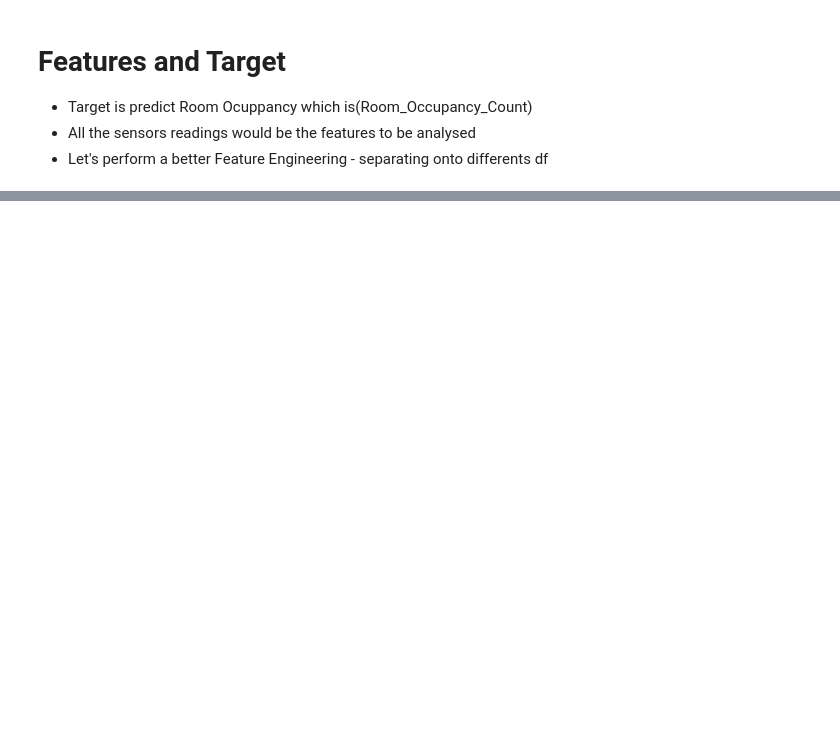
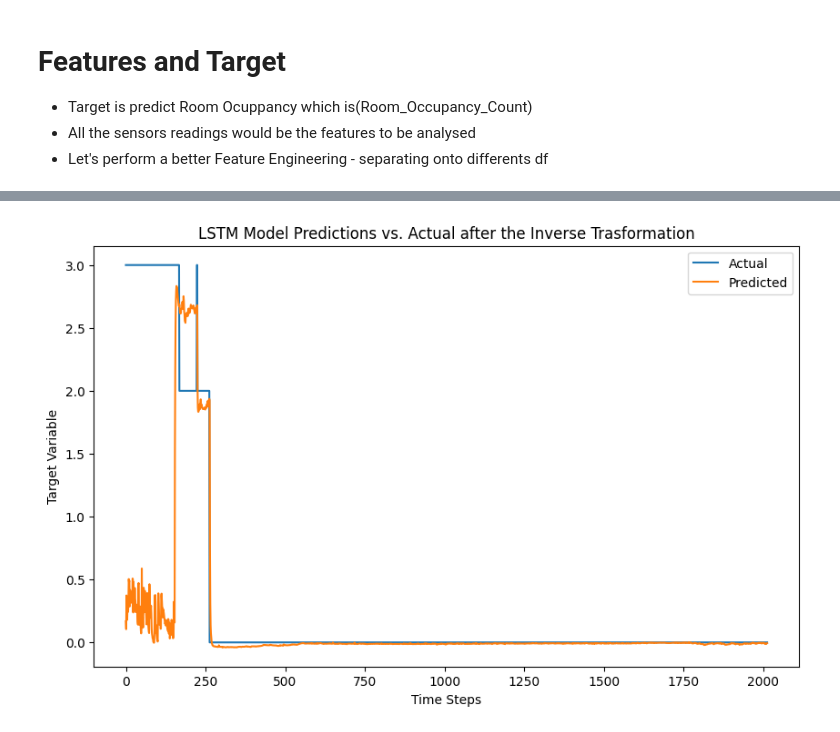
Before and after one commit to Lylkend-Albuquerque/CA1-2sem, a Jupyter notebook: CA1_2sem.ipynb, the cells around one changed output, grey strips where cells are left out. Saved outputs shown, nothing was run; the diff lists cells and outputs as text; code cells hidden in the pictures; blank space fills up the shorter version.

```diff
--- a/CA1_2sem.ipynb
+++ b/CA1_2sem.ipynb
@@ -216,0 +223,18 @@ model.compile(optimizer='adam', loss='mean_squared_error')
+# %%
+# This step was mentioned before in order to compare the actual results with the LSTM predctions.
+y_test_original = scaler_target.inverse_transform(y_test.reshape(-1, 1))
+y_pred_original = scaler_target.inverse_transform(y_pred)
+# %%
+import matplotlib.pyplot as plt
+
+# Double check after trasformation
+plt.figure(figsize=(10, 6))
+plt.plot(y_test_original, label='Actual')
+plt.plot(y_pred_original, label='Predicted')
+plt.title('LSTM Model Predictions vs. Actual after the Inverse Trasformation')
+plt.xlabel('Time Steps')
+plt.ylabel('Target Variable')
+plt.legend()
+plt.show()
+# %% [output]
+[figure, added]
```
Also changed, not shown: parts of 30 cells of this notebook.
